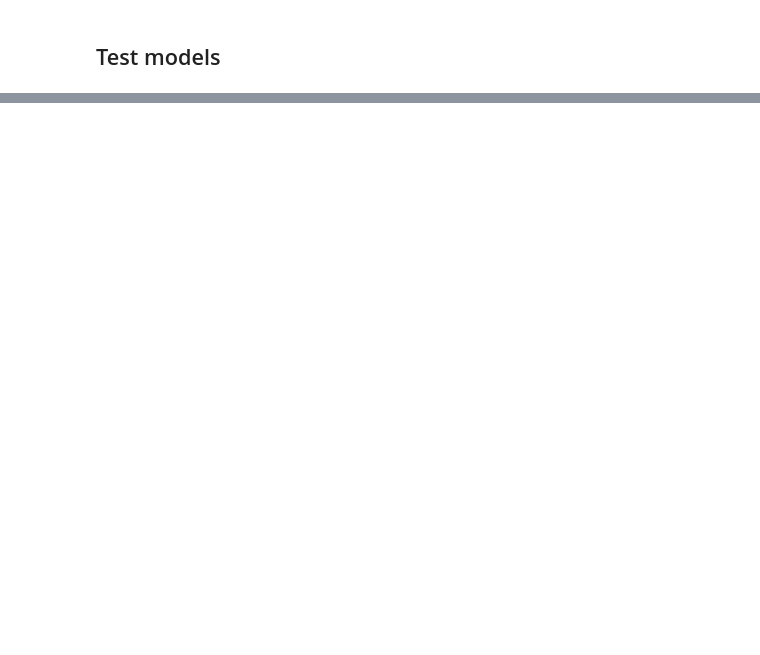
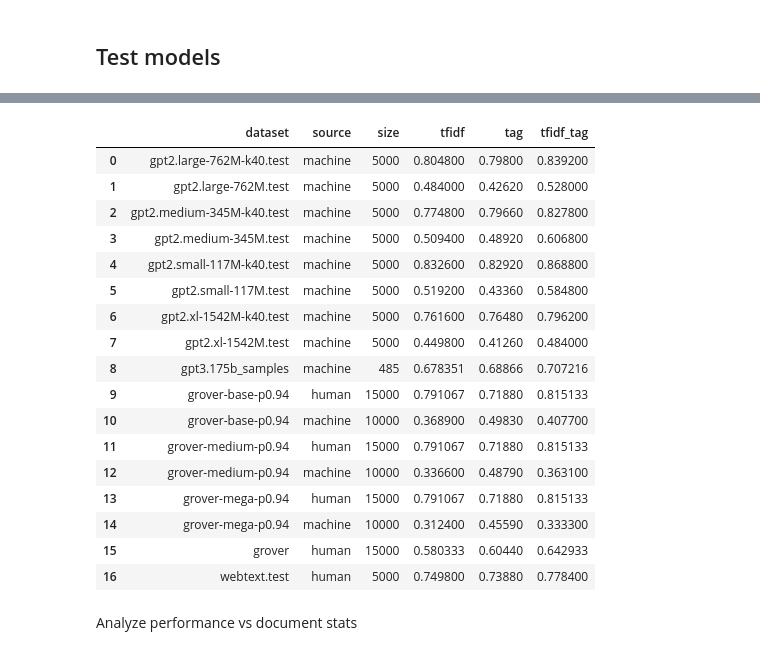
Before and after one commit to bancaditalia/gen-text-detect, a Jupyter notebook: full_experiment.ipynb, the cells around one changed output, grey strips where cells are left out. Drawn from its saved outputs; the diff is of its cells as text; code cells hidden in the pictures; blank space fills up the shorter version.

```diff
--- a/full_experiment.ipynb
+++ b/full_experiment.ipynb
@@ -392,6 +467,12 @@ test_dataset_files = [x.replace(".tag","") for x in test_dataset_tag_files]
 # %%
+results = []
 for test_dataset_tag_file in test_dataset_tag_files:
     test_dataset_file = test_dataset_tag_file.replace(".tag","")
+    results_line = [".".join(test_dataset_file.split(".")[:-2])]
+    if "machine" in test_dataset_file:
+        results_line.append("machine")
+    else:
+        results_line.append("human")
     with open(os.path.join(embed_path, test_dataset_file), "rb") as f:
         X_test_tfidf = pickle.load(f)
         label = int("machine" in test_dataset_file)
@@ -399,13 +480,18 @@ for test_dataset_tag_file in test_dataset_tag_files:
     with open(os.path.join(embed_path, test_dataset_tag_file), "rb") as f:
         X_test_tag = pickle.load(f)
     X_test_tfidf_tag = np.concatenate([X_test_tfidf, X_test_tag], axis=1)
+    results_line.append(len(y_test))
     y_pred = [round(yy) for yy in clf_tfidf.best_estimator_.predict(X_test_tfidf)]
-    print(f'******\nTest dataset: {test_dataset_file.replace("_embed.pickle","")}')
-    print('TF-IDF words:')
-    print(accuracy_score(y_test, y_pred))
-    print('TF-IDF tags:')
+    #print(f'******\nTest dataset: {test_dataset_file.replace("_embed.pickle","")}')
+    #print('TF-IDF words:')
+    #print(accuracy_score(y_test, y_pred))
+    results_line.append(accuracy_score(y_test, y_pred))
+    #print('TF-IDF tags:')
     y_pred = [round(yy) for yy in clf_tag.best_estimator_.predict(X_test_tag)]
-    print(accuracy_score(y_test, y_pred))
-    print('TF-IDF words+tags:')
+    #print(accuracy_score(y_test, y_pred))
+    results_line.append(accuracy_score(y_test, y_pred))
+    #print('TF-IDF words+tags:')
     y_pred = [round(yy) for yy in clf_tfidf_tag.best_estimator_.predict(X_test_tfidf_tag)]
-    print(accuracy_score(y_test, y_pred))
+    #print(accuracy_score(y_test, y_pred))
+    results_line.append(accuracy_score(y_test, y_pred))
+    results.append(results_line)
@@ -491,0 +500,23 @@ for method in class_stats:
+# %%
+pd.DataFrame(results, columns=["dataset", "source", "size", "tfidf", "tag", "tfidf_tag"])
+# %% [output]
+|  | dataset | source | size | tfidf | tag | tfidf_tag |
+| 0 | gpt2.large-762M-k40.test | machine | 5000 | 0.804800 | 0.79800 | 0.839200 |
+| 1 | gpt2.large-762M.test | machine | 5000 | 0.484000 | 0.42620 | 0.528000 |
+| 2 | gpt2.medium-345M-k40.test | machine | 5000 | 0.774800 | 0.79660 | 0.827800 |
+| 3 | gpt2.medium-345M.test | machine | 5000 | 0.509400 | 0.48920 | 0.606800 |
+| 4 | gpt2.small-117M-k40.test | machine | 5000 | 0.832600 | 0.82920 | 0.868800 |
+| 5 | gpt2.small-117M.test | machine | 5000 | 0.519200 | 0.43360 | 0.584800 |
+| 6 | gpt2.xl-1542M-k40.test | machine | 5000 | 0.761600 | 0.76480 | 0.796200 |
+| 7 | gpt2.xl-1542M.test | machine | 5000 | 0.449800 | 0.41260 | 0.484000 |
+| 8 | gpt3.175b_samples | machine | 485 | 0.678351 | 0.68866 | 0.707216 |
+| 9 | grover-base-p0.94 | human | 15000 | 0.791067 | 0.71880 | 0.815133 |
+| 10 | grover-base-p0.94 | machine | 10000 | 0.368900 | 0.49830 | 0.407700 |
+| 11 | grover-medium-p0.94 | human | 15000 | 0.791067 | 0.71880 | 0.815133 |
+| 12 | grover-medium-p0.94 | machine | 10000 | 0.336600 | 0.48790 | 0.363100 |
+| 13 | grover-mega-p0.94 | human | 15000 | 0.791067 | 0.71880 | 0.815133 |
+| 14 | grover-mega-p0.94 | machine | 10000 | 0.312400 | 0.45590 | 0.333300 |
+| 15 | grover | human | 15000 | 0.580333 | 0.60440 | 0.642933 |
+| 16 | webtext.test | human | 5000 | 0.749800 | 0.73880 | 0.778400 |
+# %% [markdown]
+Analyze performance vs document stats
```
Also changed, not shown: parts of 51 cells of this notebook, 2 other files.
